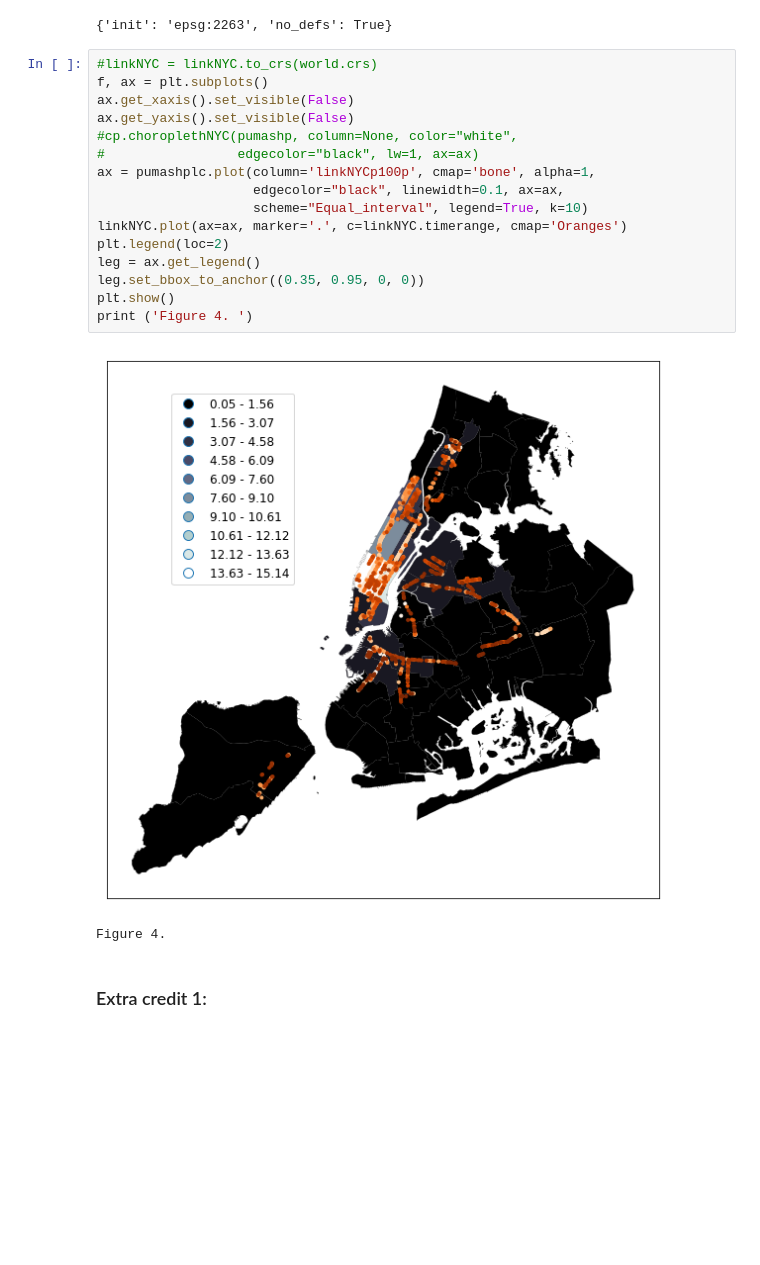
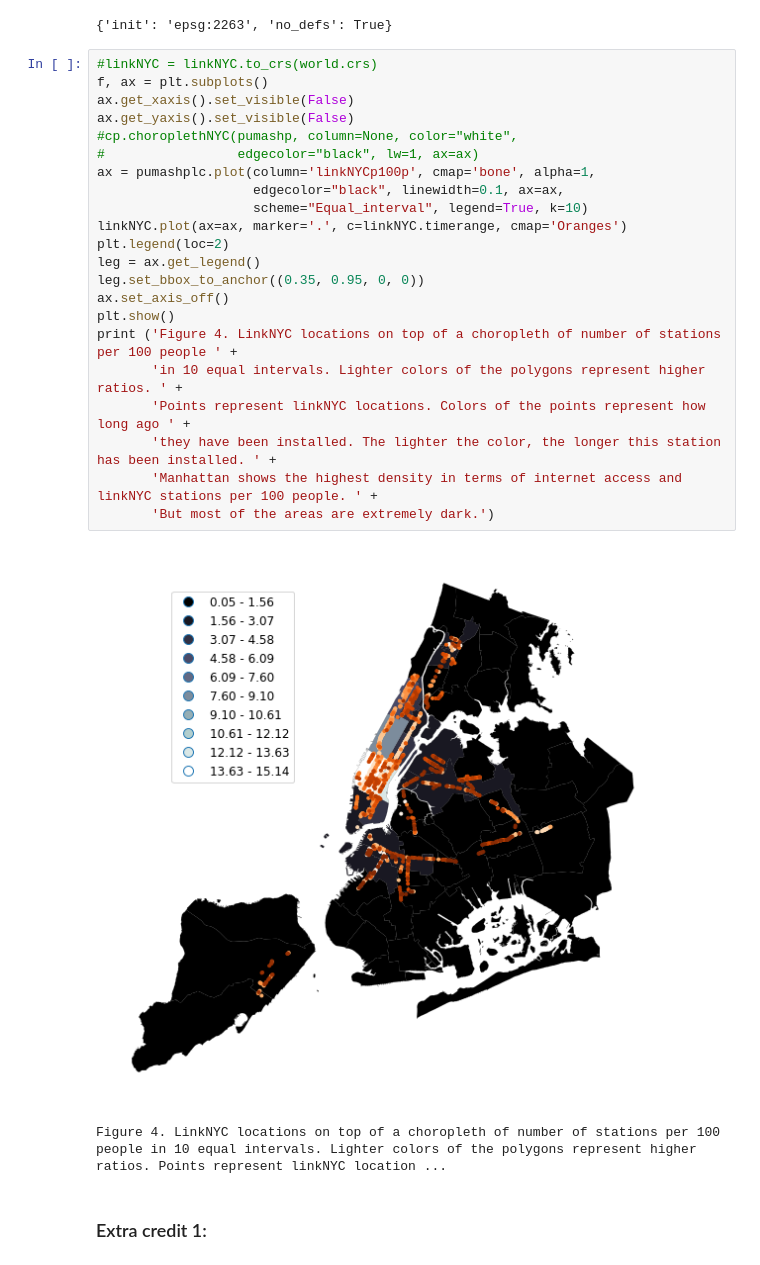
Before and after one commit to lingyielia/PUI2017_lz1714, a Jupyter notebook: HW9_lz1714/Assignment2_CensusGeospatialAnalysis.ipynb, the cells around one changed output. Cells and saved outputs as stored; diff of their text form; blank space fills up the shorter version.

```diff
--- a/HW9_lz1714/Assignment2_CensusGeospatialAnalysis.ipynb
+++ b/HW9_lz1714/Assignment2_CensusGeospatialAnalysis.ipynb
@@ -578,22 +553,28 @@ pumashplc.crs
 # %%
 #linkNYC = linkNYC.to_crs(world.crs)
 f, ax = plt.subplots()
 ax.get_xaxis().set_visible(False)
 ax.get_yaxis().set_visible(False)
 #cp.choroplethNYC(pumashp, column=None, color="white",
 #                 edgecolor="black", lw=1, ax=ax)
 ax = pumashplc.plot(column='linkNYCp100p', cmap='bone', alpha=1,
                     edgecolor="black", linewidth=0.1, ax=ax,
                     scheme="Equal_interval", legend=True, k=10)
 linkNYC.plot(ax=ax, marker='.', c=linkNYC.timerange, cmap='Oranges')
 plt.legend(loc=2)
 leg = ax.get_legend()
 leg.set_bbox_to_anchor((0.35, 0.95, 0, 0))
+ax.set_axis_off()
 plt.show()
-print ('Figure 4. ')
+print ('Figure 4. LinkNYC locations on top of a choropleth of number of stations per 100 people ' +
+       'in 10 equal intervals. Lighter colors of the polygons represent higher ratios. ' +
+       'Points represent linkNYC locations. Colors of the points represent how long ago ' +
+       'they have been installed. The lighter the color, the longer this station has been installed. ' +
+       'Manhattan shows the highest density in terms of internet access and linkNYC stations per 100 people. ' +
+       'But most of the areas are extremely dark.')
 # %% [output]
-[figure, old version]
+[figure, new version]
-Figure 4.
+Figure 4. LinkNYC locations on top of a choropleth of number of stations per 100 people in 10 equal intervals. Lighter colors of the polygons represent higher ratios. Points represent linkNYC location ...
 # %% [markdown]
 ### Extra credit 1:
 # %%
```
Also changed, not shown: parts of 27 cells of this notebook.
